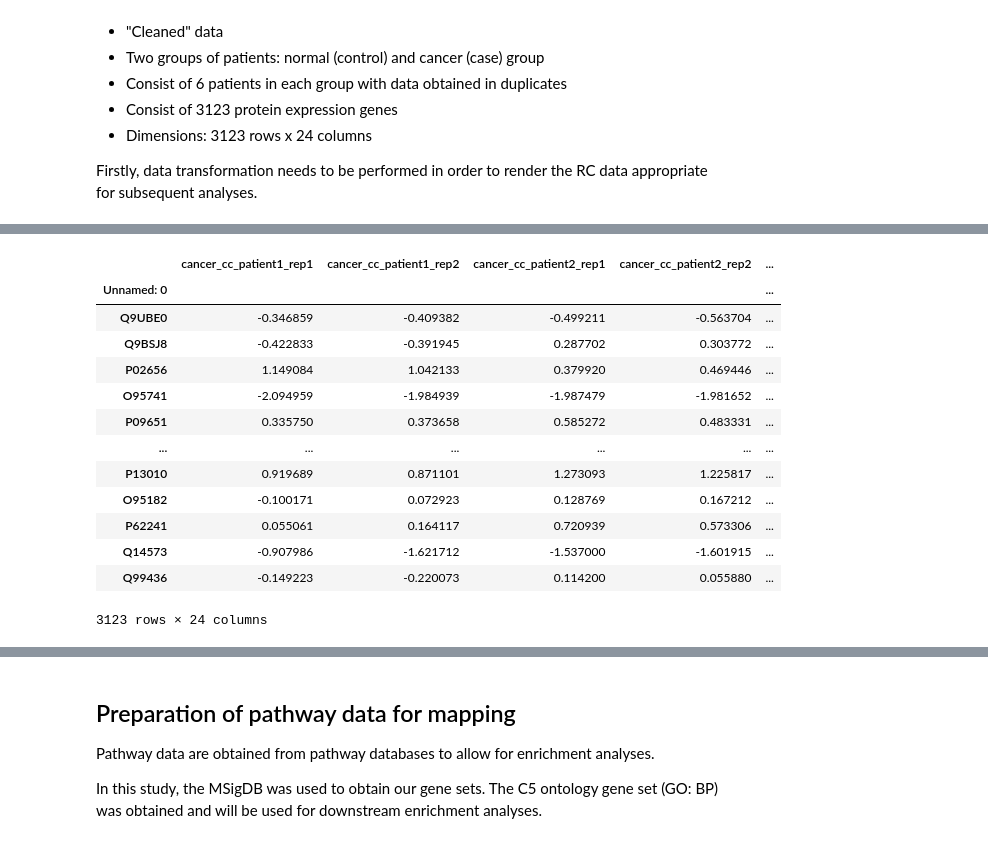
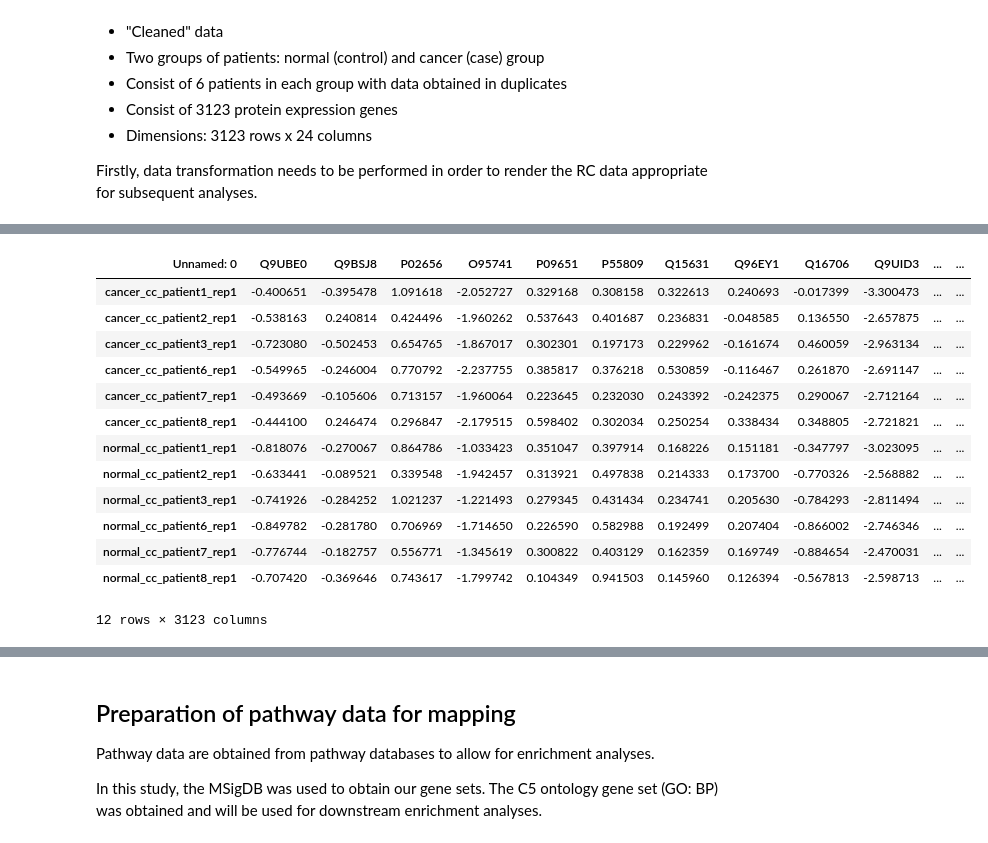
Before and after one commit to kaipengl/researchexperiencebs9001, a Jupyter notebook: hidden batch effects_RCdatanalysis.ipynb, the cells around one changed output, grey strips where cells are left out. Drawn from its saved outputs; the diff is of its cells as text; code cells hidden in the pictures.

```diff
--- a/hidden batch effects_RCdatanalysis.ipynb
+++ b/hidden batch effects_RCdatanalysis.ipynb
@@ -89,11 +85,13 @@ ComBat is a widely used tool and data harmonization technique for correction of
+# %%
+#this block aims to separate the data by cases, in order to hide the class effects before performing quantile normalisation
+df_rep1 = df.iloc[:,[1,3,5,7,9,11,13,15,17,19,21,23]]
+df_rep2 = df.iloc[:,[0,2,4,6,8,10,12,14,16,18,20,22,24]]
+df_rep2 = df_rep2.set_index("Unnamed: 0")
+df_rep1 = df_rep1.set_index(df_rep2.index)
 # %%
 from combat.pycombat import pycombat
 #transform data into suitable format for batch correction
-df2 = df.set_index("Unnamed: 0")
-df2_logtransformed = np.log2(df2)
+#df2 = df.set_index("Unnamed: 0")
+df_rep1_lc = np.log2(df_rep1)
+df_rep2_lc = np.log2(df_rep2)
 #perform batch correction
-batch = [1,2,1,2,1,2,1,2,1,2,1,2,1,2,1,2,1,2,1,2,1,2,1,2]
-df_batchcorrected = pycombat(df2_logtransformed,batch)
-df_batchcorrected
-df_batchcorrected_T = df_batchcorrected.T
-df_batchcorrected_T
@@ -135,35 +98,37 @@ In this exercise, we employ the Z-normalisation technique. This technique involv
 # %%
 #main aim of this block is to perform z-normalisation through patients: correct way
 #apply z-normalisation on transposed featuretable
 def z_score(df):
     # copy the dataframe
     df_std = df.copy()
     # apply the z-score method
     for column in df_std.columns:
         df_std[column] = (df_std[column] - df_std[column].mean()) / df_std[column].std()
 
     return df_std
 
-#z normalise the non-batch corrected data
-df_znormalised_bypatients = z_score(featuretable.T)
-df_znormalised = df_znormalised_bypatients.T
-df_znormalised
+#z normalise the batch 1 data
+df_z_rep1_lc = z_score(df_rep1_lc)
+df_z_rep1_lc = df_z_rep1_lc.T
+# df_znormalised = df_znormalised_bypatients.T
+# df_znormalised
 
-#z normalise the batch corrected data
-df_z_bc_bypatients = z_score(df_batchcorrected)
-df_z_bc_bypatients
+#z normalise the batch 2 data
+df_z_rep2_lc = z_score(df_rep2_lc)
+df_z_rep2_lc = df_z_rep2_lc.T
+df_z_rep1_lc
 # %% [output]
-|  | cancer_cc_patient1_rep1 | cancer_cc_patient1_rep2 | cancer_cc_patient2_rep1 | cancer_cc_patient2_rep2 | ... |
-| Unnamed: 0 |  |  |  |  | ... |
-| Q9UBE0 | -0.346859 | -0.409382 | -0.499211 | -0.563704 | ... |
-| Q9BSJ8 | -0.422833 | -0.391945 | 0.287702 | 0.303772 | ... |
-| P02656 | 1.149084 | 1.042133 | 0.379920 | 0.469446 | ... |
-| O95741 | -2.094959 | -1.984939 | -1.987479 | -1.981652 | ... |
-| P09651 | 0.335750 | 0.373658 | 0.585272 | 0.483331 | ... |
-| ... | ... | ... | ... | ... | ... |
-| P13010 | 0.919689 | 0.871101 | 1.273093 | 1.225817 | ... |
-| O95182 | -0.100171 | 0.072923 | 0.128769 | 0.167212 | ... |
-| P62241 | 0.055061 | 0.164117 | 0.720939 | 0.573306 | ... |
-| Q14573 | -0.907986 | -1.621712 | -1.537000 | -1.601915 | ... |
-| Q99436 | -0.149223 | -0.220073 | 0.114200 | 0.055880 | ... |
+| Unnamed: 0 | Q9UBE0 | Q9BSJ8 | P02656 | O95741 | P09651 | P55809 | Q15631 | Q96EY1 | Q16706 | Q9UID3 | ... | ... |
+| cancer_cc_patient1_rep1 | -0.400651 | -0.395478 | 1.091618 | -2.052727 | 0.329168 | 0.308158 | 0.322613 | 0.240693 | -0.017399 | -3.300473 | ... | ... |
+| cancer_cc_patient2_rep1 | -0.538163 | 0.240814 | 0.424496 | -1.960262 | 0.537643 | 0.401687 | 0.236831 | -0.048585 | 0.136550 | -2.657875 | ... | ... |
+| cancer_cc_patient3_rep1 | -0.723080 | -0.502453 | 0.654765 | -1.867017 | 0.302301 | 0.197173 | 0.229962 | -0.161674 | 0.460059 | -2.963134 | ... | ... |
+| cancer_cc_patient6_rep1 | -0.549965 | -0.246004 | 0.770792 | -2.237755 | 0.385817 | 0.376218 | 0.530859 | -0.116467 | 0.261870 | -2.691147 | ... | ... |
+| cancer_cc_patient7_rep1 | -0.493669 | -0.105606 | 0.713157 | -1.960064 | 0.223645 | 0.232030 | 0.243392 | -0.242375 | 0.290067 | -2.712164 | ... | ... |
+| cancer_cc_patient8_rep1 | -0.444100 | 0.246474 | 0.296847 | -2.179515 | 0.598402 | 0.302034 | 0.250254 | 0.338434 | 0.348805 | -2.721821 | ... | ... |
+| normal_cc_patient1_rep1 | -0.818076 | -0.270067 | 0.864786 | -1.033423 | 0.351047 | 0.397914 | 0.168226 | 0.151181 | -0.347797 | -3.023095 | ... | ... |
+| normal_cc_patient2_rep1 | -0.633441 | -0.089521 | 0.339548 | -1.942457 | 0.313921 | 0.497838 | 0.214333 | 0.173700 | -0.770326 | -2.568882 | ... | ... |
+| normal_cc_patient3_rep1 | -0.741926 | -0.284252 | 1.021237 | -1.221493 | 0.279345 | 0.431434 | 0.234741 | 0.205630 | -0.784293 | -2.811494 | ... | ... |
+| normal_cc_patient6_rep1 | -0.849782 | -0.281780 | 0.706969 | -1.714650 | 0.226590 | 0.582988 | 0.192499 | 0.207404 | -0.866002 | -2.746346 | ... | ... |
+| normal_cc_patient7_rep1 | -0.776744 | -0.182757 | 0.556771 | -1.345619 | 0.300822 | 0.403129 | 0.162359 | 0.169749 | -0.884654 | -2.470031 | ... | ... |
+| normal_cc_patient8_rep1 | -0.707420 | -0.369646 | 0.743617 | -1.799742 | 0.104349 | 0.941503 | 0.145960 | 0.126394 | -0.567813 | -2.598713 | ... | ... |
-3123 rows × 24 columns
+12 rows × 3123 columns
```
Also changed, not shown: parts of 98 cells of this notebook, 8 other files.
